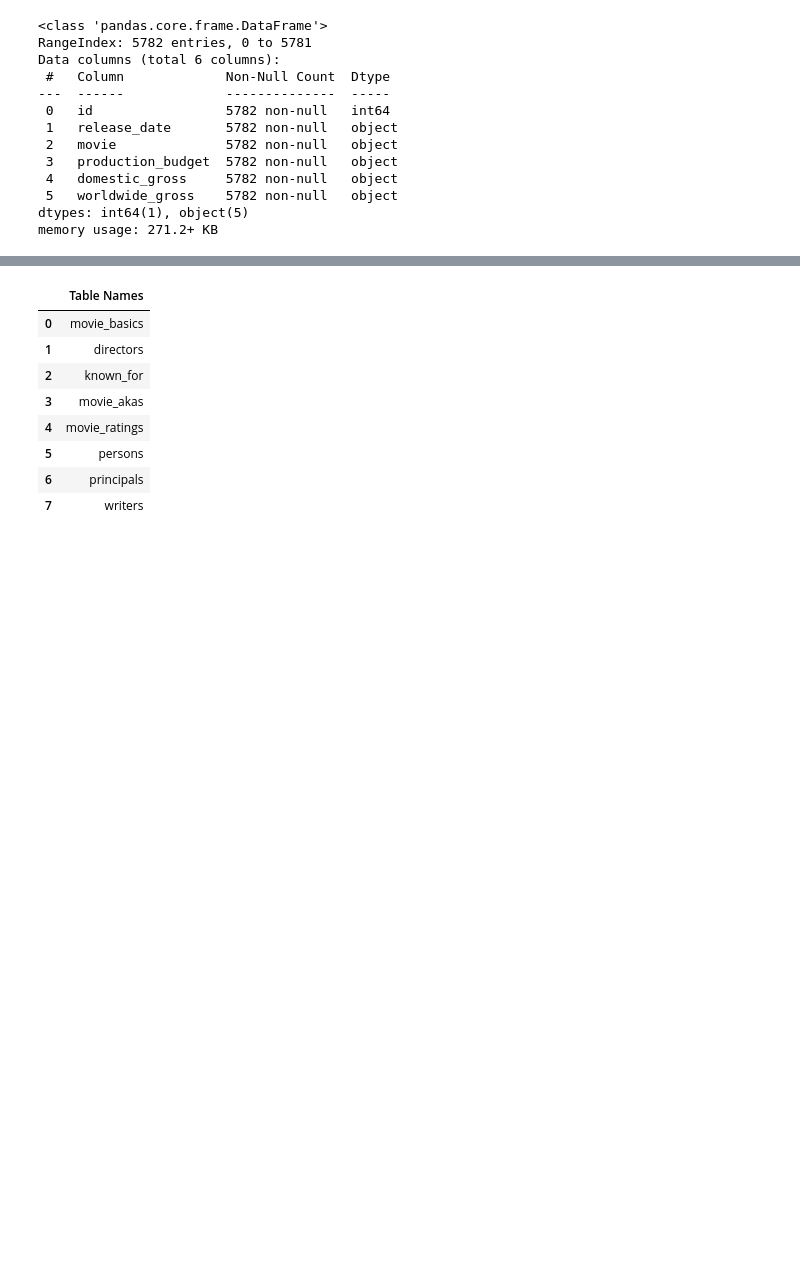
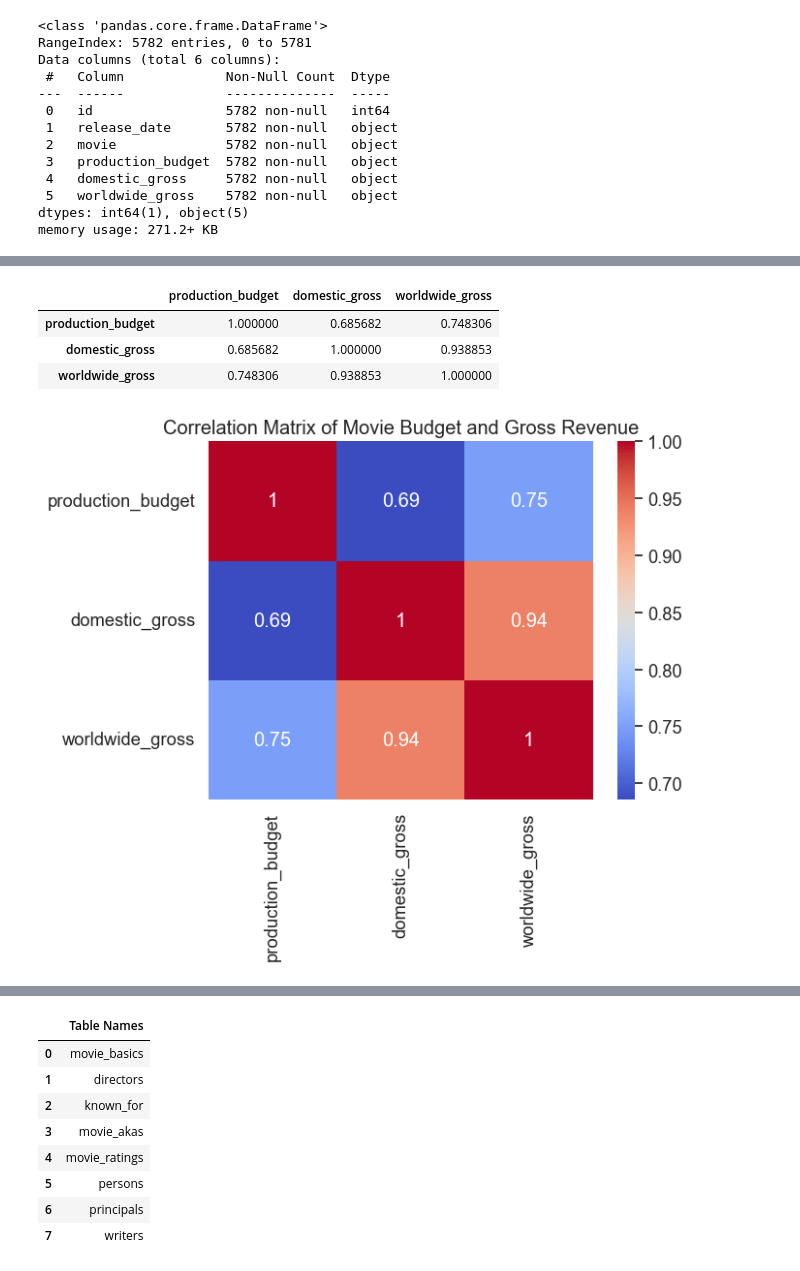
Before and after one commit to D-EKALE/dsc-phase1-project, a Jupyter notebook: student.ipynb, the cells around one changed output, grey strips where cells are left out. Cells and saved outputs as stored; diff of their text form; code cells hidden in the pictures; blank space fills up the shorter version.

```diff
--- a/student.ipynb
+++ b/student.ipynb
@@ -102,0 +169,17 @@ memory usage: 271.2+ KB
+# %%
+# generate a correlation matrix
+correlation_matrix = budgets[['production_budget','domestic_gross','worldwide_gross']].corr()
+correlation_matrix
+# %% [output]
+|  | production_budget | domestic_gross | worldwide_gross |
+| production_budget | 1.000000 | 0.685682 | 0.748306 |
+| domestic_gross | 0.685682 | 1.000000 | 0.938853 |
+| worldwide_gross | 0.748306 | 0.938853 | 1.000000 |
+# %%
+# Plot a heatmap sowing the correlation between these variables
+sns.set(font_scale=1.2)
+sns.heatmap(correlation_matrix, annot=True, cmap='coolwarm')
+plt.title('Correlation Matrix of Movie Budget and Gross Revenue')
+plt.show()
+# %% [output]
+[figure, added]
```
Also changed, not shown: parts of 55 cells of this notebook, 1 other file.
